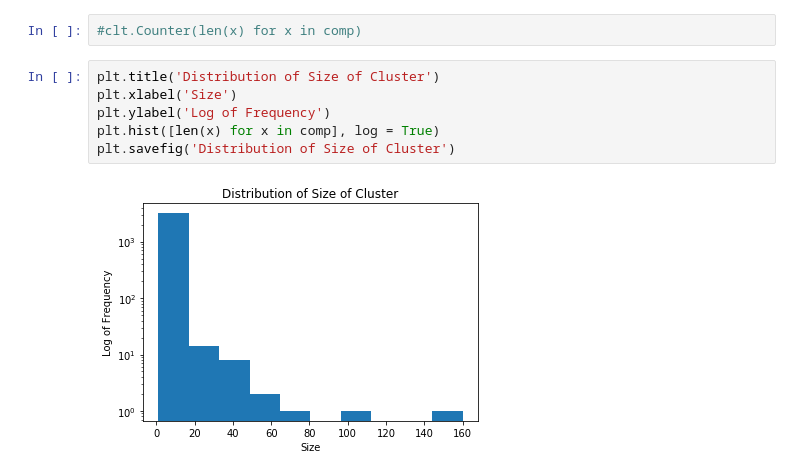
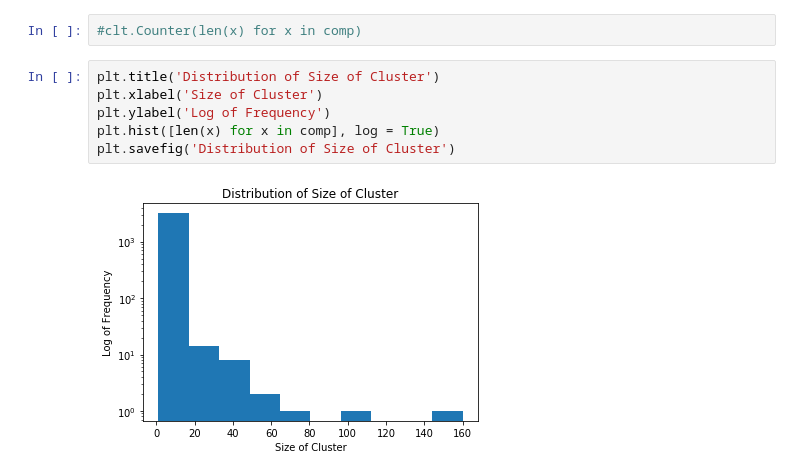
Before and after one commit to jzh001/Social-Network-Structure-in-Common-Interest-Communities, a Jupyter notebook: notebook.ipynb, the cells around one changed output. Drawn from its saved outputs; the diff is of its cells as text.

```diff
--- a/notebook.ipynb
+++ b/notebook.ipynb
@@ -334,9 +334,9 @@ comp = components(DG)
 #clt.Counter(len(x) for x in comp)
 # %%
 plt.title('Distribution of Size of Cluster')
-plt.xlabel('Size')
+plt.xlabel('Size of Cluster')
 plt.ylabel('Log of Frequency')
 plt.hist([len(x) for x in comp], log = True)
 plt.savefig('Distribution of Size of Cluster')
 # %% [output]
-[figure, old version]
+[figure, new version]
```
Also changed, not shown: parts of 6 cells of this notebook.
